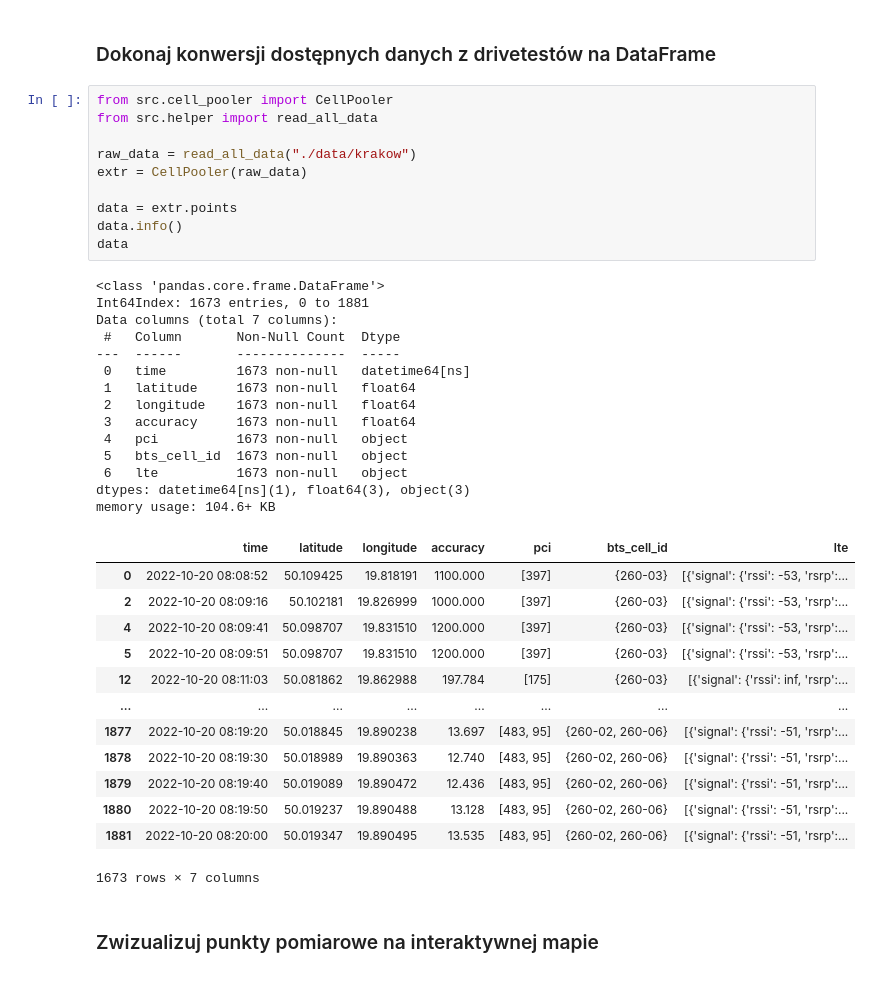
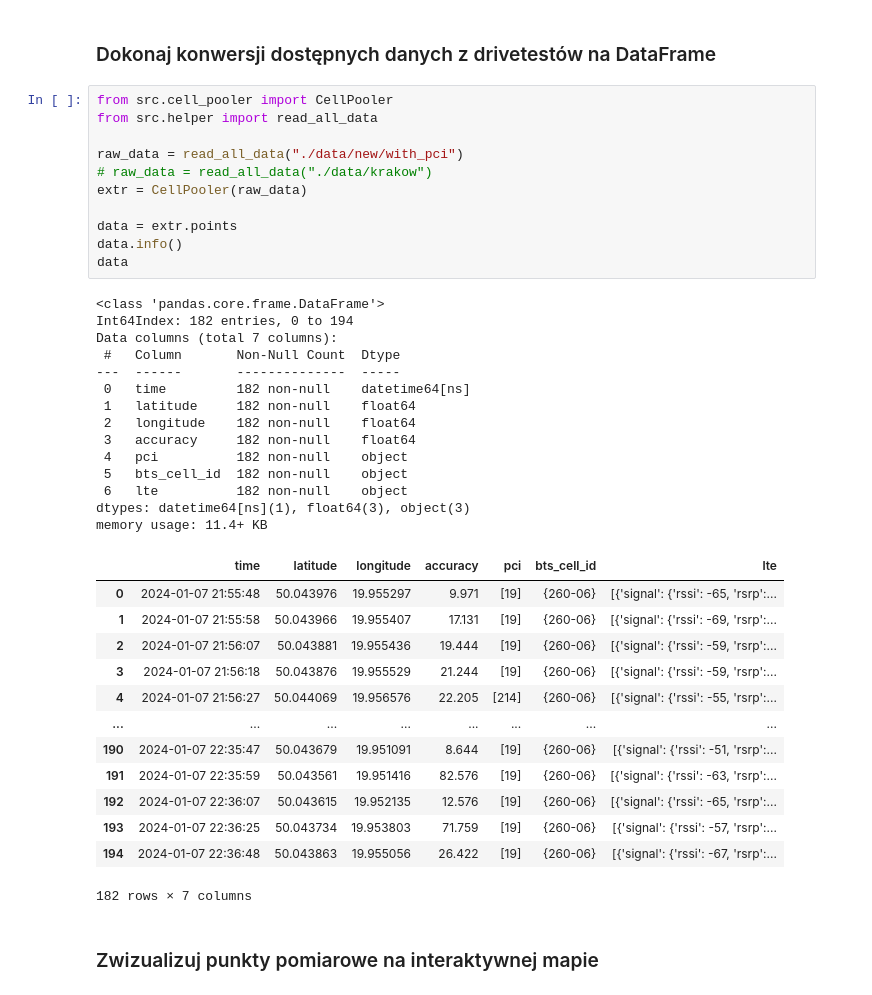
Before and after one commit to Aleksander-Kluczka-AGH/agh_wfiis_dsboece_project, a Jupyter notebook: project.ipynb, the cells around one changed output. Saved outputs shown, nothing was run; the diff lists cells and outputs as text.

```diff
--- a/project.ipynb
+++ b/project.ipynb
@@ -10,41 +10,42 @@ sys.path.append(".")
 # %%
 from src.cell_pooler import CellPooler
 from src.helper import read_all_data
 
-raw_data = read_all_data("./data/krakow")
+raw_data = read_all_data("./data/new/with_pci")
+# raw_data = read_all_data("./data/krakow")
 extr = CellPooler(raw_data)
 
 data = extr.points
 data.info()
 data
 # %% [output]
 <class 'pandas.core.frame.DataFrame'>
-Int64Index: 1673 entries, 0 to 1881
+Int64Index: 182 entries, 0 to 194
 Data columns (total 7 columns):
  #   Column       Non-Null Count  Dtype
 ---  ------       --------------  -----
- 0   time         1673 non-null   datetime64[ns]
- 1   latitude     1673 non-null   float64
- 2   longitude    1673 non-null   float64
- 3   accuracy     1673 non-null   float64
- 4   pci          1673 non-null   object
- 5   bts_cell_id  1673 non-null   object
- 6   lte          1673 non-null   object
+ 0   time         182 non-null    datetime64[ns]
+ 1   latitude     182 non-null    float64
+ 2   longitude    182 non-null    float64
+ 3   accuracy     182 non-null    float64
+ 4   pci          182 non-null    object
+ 5   bts_cell_id  182 non-null    object
+ 6   lte          182 non-null    object
 dtypes: datetime64[ns](1), float64(3), object(3)
-memory usage: 104.6+ KB
+memory usage: 11.4+ KB
 |  | time | latitude | longitude | accuracy | pci | bts_cell_id | lte |
-| 0 | 2022-10-20 08:08:52 | 50.109425 | 19.818191 | 1100.000 | [397] | {260-03} | [{'signal': {'rssi': -53, 'rsrp':... |
-| 2 | 2022-10-20 08:09:16 | 50.102181 | 19.826999 | 1000.000 | [397] | {260-03} | [{'signal': {'rssi': -53, 'rsrp':... |
-| 4 | 2022-10-20 08:09:41 | 50.098707 | 19.831510 | 1200.000 | [397] | {260-03} | [{'signal': {'rssi': -53, 'rsrp':... |
-| 5 | 2022-10-20 08:09:51 | 50.098707 | 19.831510 | 1200.000 | [397] | {260-03} | [{'signal': {'rssi': -53, 'rsrp':... |
-| 12 | 2022-10-20 08:11:03 | 50.081862 | 19.862988 | 197.784 | [175] | {260-03} | [{'signal': {'rssi': inf, 'rsrp':... |
+| 0 | 2024-01-07 21:55:48 | 50.043976 | 19.955297 | 9.971 | [19] | {260-06} | [{'signal': {'rssi': -65, 'rsrp':... |
+| 1 | 2024-01-07 21:55:58 | 50.043966 | 19.955407 | 17.131 | [19] | {260-06} | [{'signal': {'rssi': -69, 'rsrp':... |
+| 2 | 2024-01-07 21:56:07 | 50.043881 | 19.955436 | 19.444 | [19] | {260-06} | [{'signal': {'rssi': -59, 'rsrp':... |
+| 3 | 2024-01-07 21:56:18 | 50.043876 | 19.955529 | 21.244 | [19] | {260-06} | [{'signal': {'rssi': -59, 'rsrp':... |
+| 4 | 2024-01-07 21:56:27 | 50.044069 | 19.956576 | 22.205 | [214] | {260-06} | [{'signal': {'rssi': -55, 'rsrp':... |
 | ... | ... | ... | ... | ... | ... | ... | ... |
-| 1877 | 2022-10-20 08:19:20 | 50.018845 | 19.890238 | 13.697 | [483, 95] | {260-02, 260-06} | [{'signal': {'rssi': -51, 'rsrp':... |
-| 1878 | 2022-10-20 08:19:30 | 50.018989 | 19.890363 | 12.740 | [483, 95] | {260-02, 260-06} | [{'signal': {'rssi': -51, 'rsrp':... |
-| 1879 | 2022-10-20 08:19:40 | 50.019089 | 19.890472 | 12.436 | [483, 95] | {260-02, 260-06} | [{'signal': {'rssi': -51, 'rsrp':... |
-| 1880 | 2022-10-20 08:19:50 | 50.019237 | 19.890488 | 13.128 | [483, 95] | {260-02, 260-06} | [{'signal': {'rssi': -51, 'rsrp':... |
-| 1881 | 2022-10-20 08:20:00 | 50.019347 | 19.890495 | 13.535 | [483, 95] | {260-02, 260-06} | [{'signal': {'rssi': -51, 'rsrp':... |
+| 190 | 2024-01-07 22:35:47 | 50.043679 | 19.951091 | 8.644 | [19] | {260-06} | [{'signal': {'rssi': -51, 'rsrp':... |
+| 191 | 2024-01-07 22:35:59 | 50.043561 | 19.951416 | 82.576 | [19] | {260-06} | [{'signal': {'rssi': -63, 'rsrp':... |
+| 192 | 2024-01-07 22:36:07 | 50.043615 | 19.952135 | 12.576 | [19] | {260-06} | [{'signal': {'rssi': -65, 'rsrp':... |
+| 193 | 2024-01-07 22:36:25 | 50.043734 | 19.953803 | 71.759 | [19] | {260-06} | [{'signal': {'rssi': -57, 'rsrp':... |
+| 194 | 2024-01-07 22:36:48 | 50.043863 | 19.955056 | 26.422 | [19] | {260-06} | [{'signal': {'rssi': -67, 'rsrp':... |
-1673 rows × 7 columns
+182 rows × 7 columns
 # %% [markdown]
 ### Zwizualizuj punkty pomiarowe na interaktywnej mapie
 # %%
```
Also changed, not shown: parts of 13 cells of this notebook, 5 other files.
